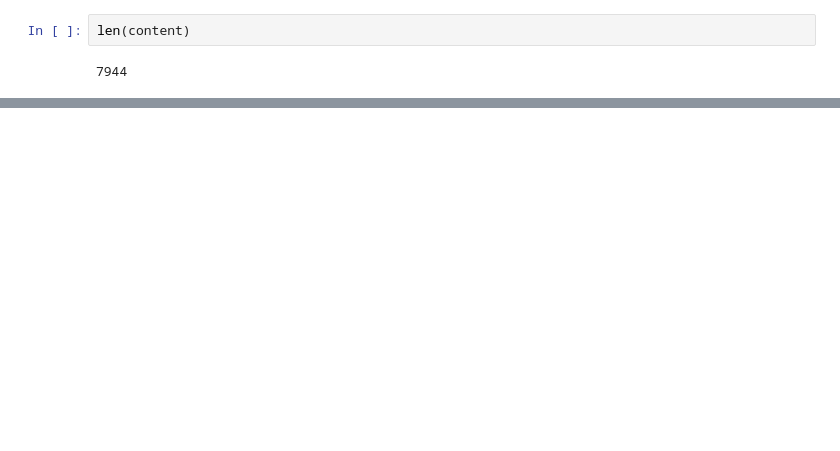
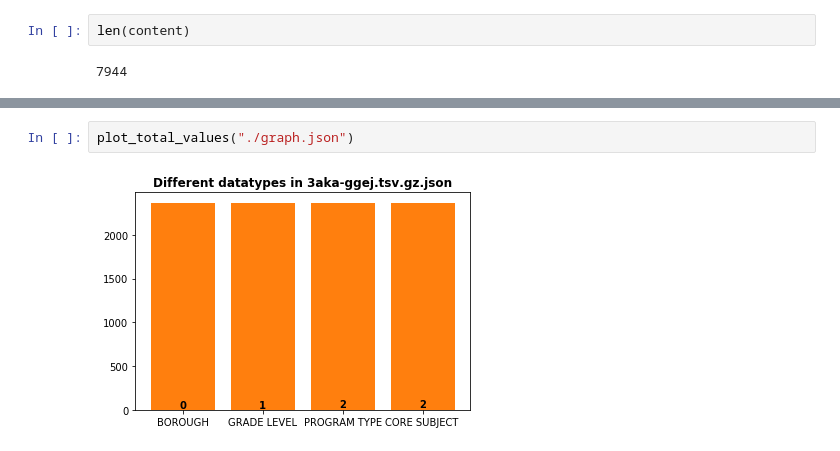
Before and after one commit to anjanragh/BigDataProject, a Jupyter notebook: task2.ipynb, the cells around one changed output, grey strips where cells are left out. Drawn from its saved outputs; the diff is of its cells as text; blank space fills up the shorter version.

```diff
--- a/task2.ipynb
+++ b/task2.ipynb
@@ -1838,0 +2127,4 @@ len(content)
+# %%
+plot_total_values("./graph.json")
+# %% [output]
+[figure, added]
```
Also changed, not shown: parts of 34 cells of this notebook, 7 other files.
